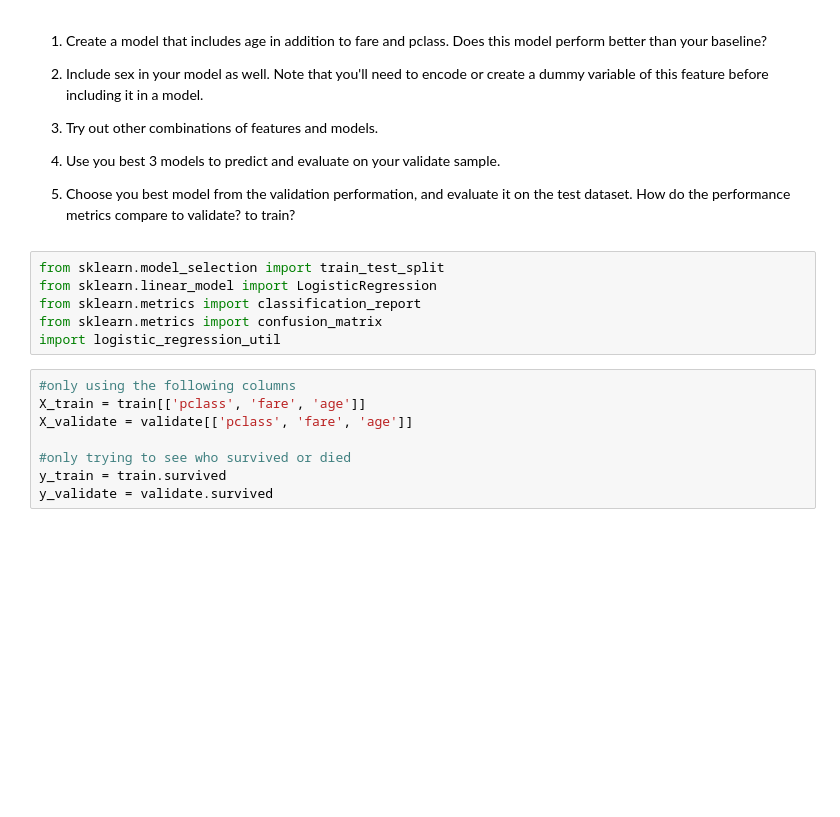
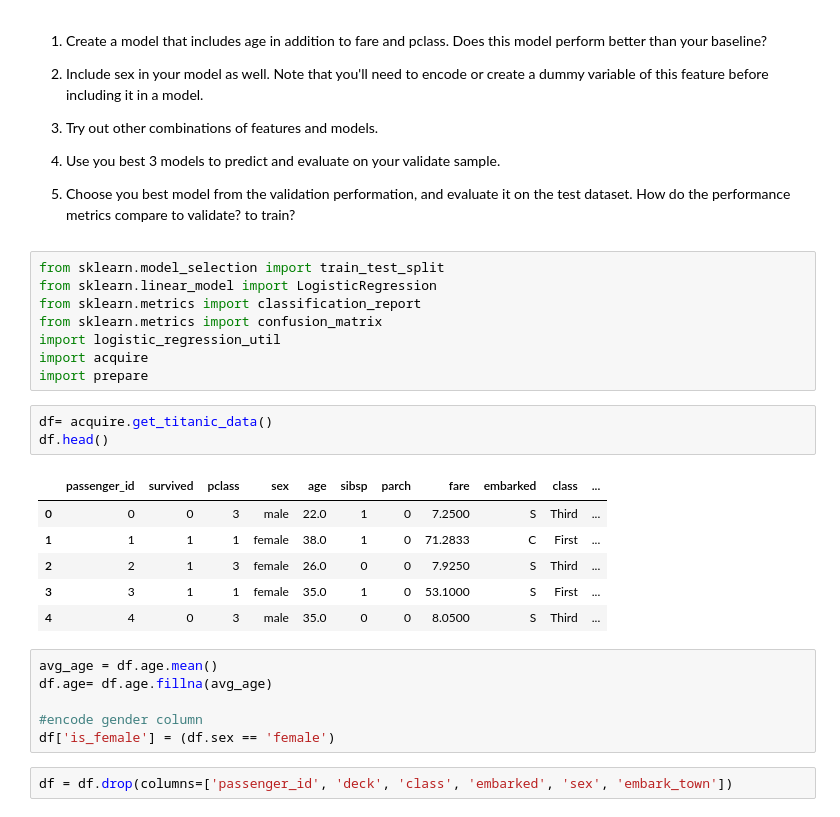
Before and after one commit to natasharivers/Classifications, a Jupyter notebook: model.ipynb, the cells around one changed output. Drawn from its saved outputs; the diff is of its cells as text; blank space fills up the shorter version.

```diff
--- a/model.ipynb
+++ b/model.ipynb
@@ -710,11 +571,23 @@ from sklearn.linear_model import LogisticRegression
 from sklearn.metrics import classification_report
 from sklearn.metrics import confusion_matrix
 import logistic_regression_util
+import acquire
+import prepare
-# %%
-#only using the following columns
-X_train = train[['pclass', 'fare', 'age']]
-X_validate = validate[['pclass', 'fare', 'age']]
-
-#only trying to see who survived or died
-y_train = train.survived
-y_validate = validate.survived
+# %%
+df= acquire.get_titanic_data()
+df.head()
+# %% [output]
+|  | passenger_id | survived | pclass | sex | age | sibsp | parch | fare | embarked | class | ... |
+| 0 | 0 | 0 | 3 | male | 22.0 | 1 | 0 | 7.2500 | S | Third | ... |
+| 1 | 1 | 1 | 1 | female | 38.0 | 1 | 0 | 71.2833 | C | First | ... |
+| 2 | 2 | 1 | 3 | female | 26.0 | 0 | 0 | 7.9250 | S | Third | ... |
+| 3 | 3 | 1 | 1 | female | 35.0 | 1 | 0 | 53.1000 | S | First | ... |
+| 4 | 4 | 0 | 3 | male | 35.0 | 0 | 0 | 8.0500 | S | Third | ... |
+# %%
+avg_age = df.age.mean()
+df.age= df.age.fillna(avg_age)
+
+#encode gender column
+df['is_female'] = (df.sex == 'female')
+# %%
+df = df.drop(columns=['passenger_id', 'deck', 'class', 'embarked', 'sex', 'embark_town'])
```
Also changed, not shown: parts of 28 cells of this notebook.
